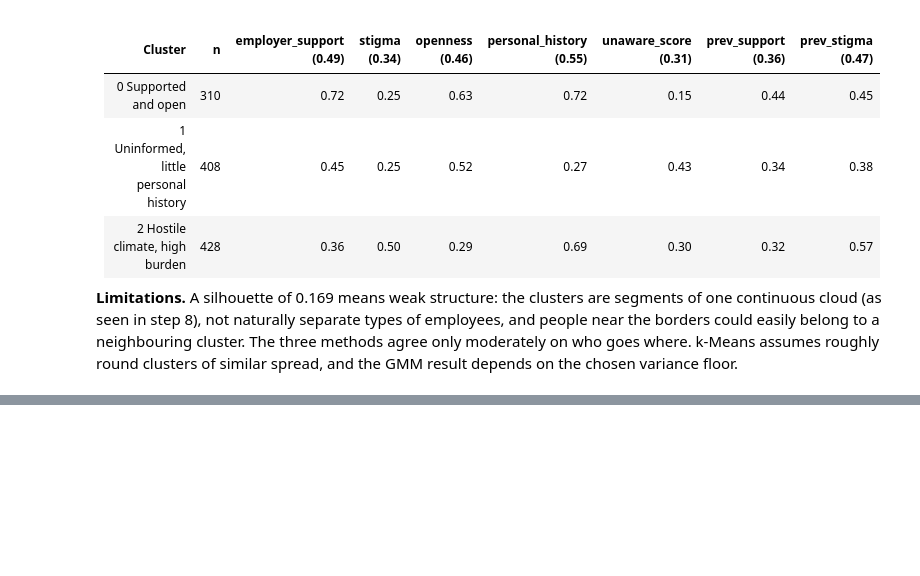
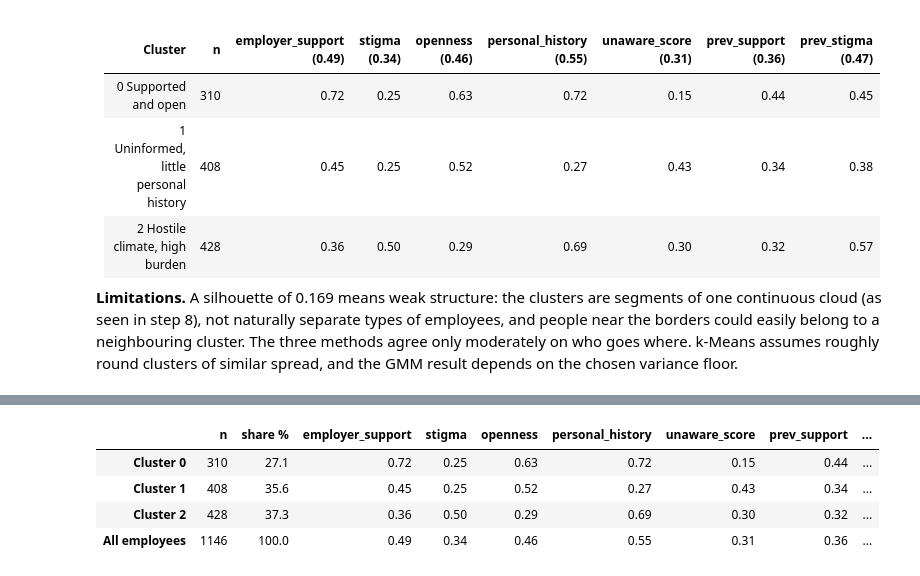
Before and after one commit to fluyid/osmi-mental-health-in-tech, a Jupyter notebook: osmi-clustering/notebooks/01_clustering.ipynb, the cells around one changed output, grey strips where cells are left out. Cells and saved outputs as stored; diff of their text form; code cells hidden in the pictures; blank space fills up the shorter version.

```diff
--- a/osmi-clustering/notebooks/01_clustering.ipynb
+++ b/osmi-clustering/notebooks/01_clustering.ipynb
@@ -1015,0 +1407,18 @@ Clusters were renumbered by their position on PC1 (0 = least hostile climate), s
+# %%
+assert len(clusters) == len(clustering_input) == len(features) == len(employees_clean) == len(context)
+
+profile = clustering_input.groupby(clusters).mean()
+profile.index = [f"Cluster {c}" for c in profile.index]
+profile.loc["All employees"] = clustering_input.mean()
+
+sizes = pd.Series(np.bincount(clusters), index=profile.index[:-1])
+sizes.loc["All employees"] = len(clusters)
+profile.insert(0, "n", sizes)
+profile.insert(1, "share %", (profile["n"] / len(clusters) * 100).round(1))
+profile.round(2)
+# %% [output]
+|  | n | share % | employer_support | stigma | openness | personal_history | unaware_score | prev_support | ... |
+| Cluster 0 | 310 | 27.1 | 0.72 | 0.25 | 0.63 | 0.72 | 0.15 | 0.44 | ... |
+| Cluster 1 | 408 | 35.6 | 0.45 | 0.25 | 0.52 | 0.27 | 0.43 | 0.34 | ... |
+| Cluster 2 | 428 | 37.3 | 0.36 | 0.50 | 0.29 | 0.69 | 0.30 | 0.32 | ... |
+| All employees | 1146 | 100.0 | 0.49 | 0.34 | 0.46 | 0.55 | 0.31 | 0.36 | ... |
```
Also changed, not shown: parts of 75 cells of this notebook, 3 other files.
